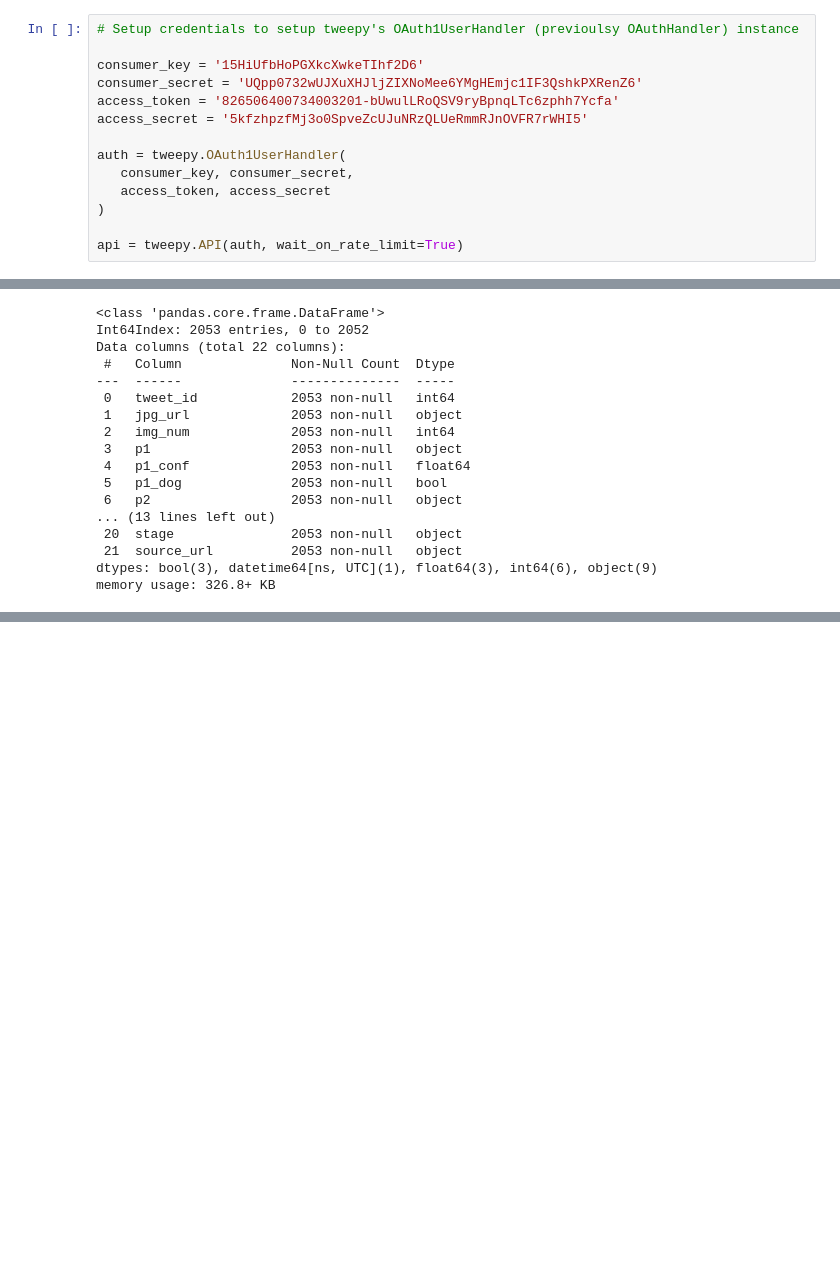
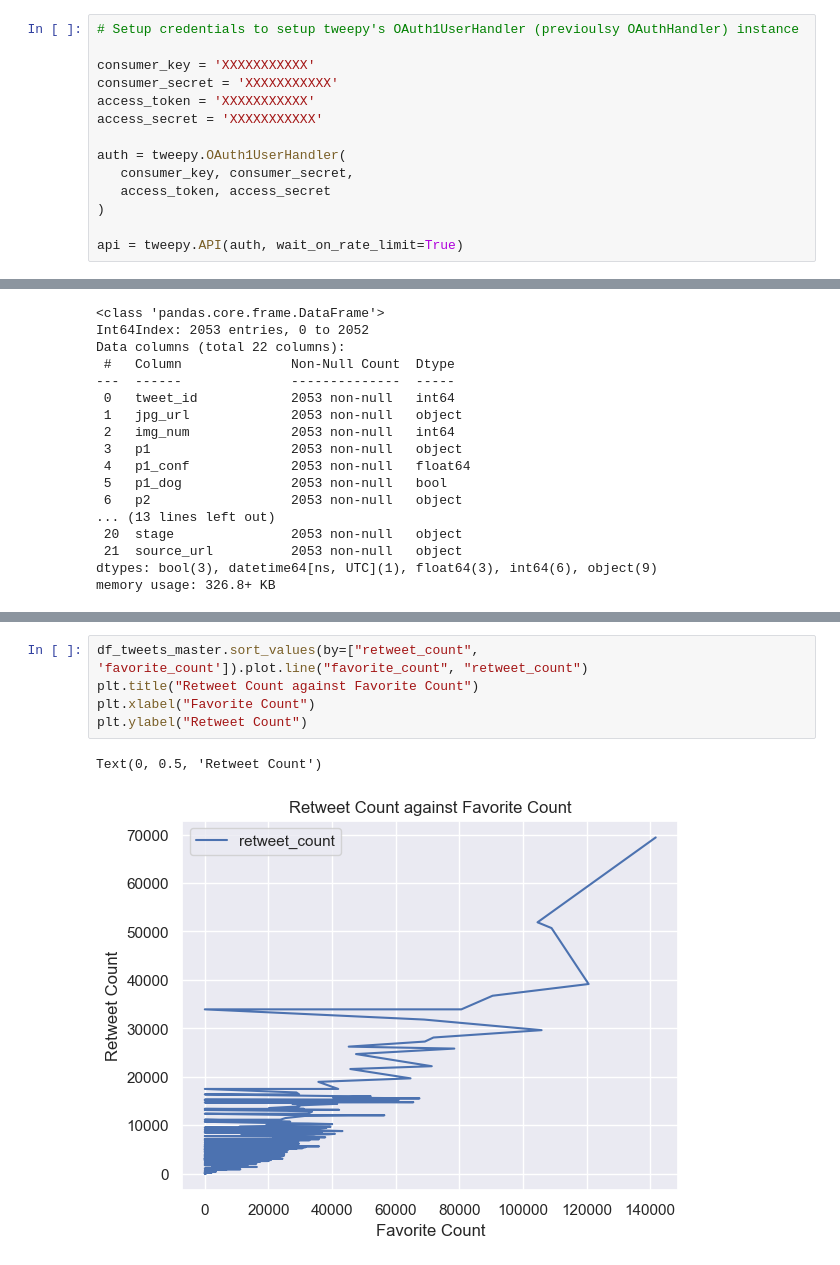
Before and after one commit to ismailomodara/we-rate-dogs, a Jupyter notebook: Wrangle_Act.ipynb, the cells around one changed output, grey strips where cells are left out. Saved outputs shown, nothing was run; the diff lists cells and outputs as text; blank space fills up the shorter version.

```diff
--- a/Wrangle_Act.ipynb
+++ b/Wrangle_Act.ipynb
@@ -92,10 +92,10 @@ We have gone throught the process of creating a regular and developer's account
 # %%
 # Setup credentials to setup tweepy's OAuth1UserHandler (previoulsy OAuthHandler) instance
 
-consumer_key = '15HiUfbHoPGXkcXwkeTIhf2D6'
-consumer_secret = 'UQpp0732wUJXuXHJljZIXNoMee6YMgHEmjc1IF3QshkPXRenZ6'
-access_token = '826506400734003201-bUwulLRoQSV9ryBpnqLTc6zphh7Ycfa'
-access_secret = '5kfzhpzfMj3o0SpveZcUJuNRzQLUeRmmRJnOVFR7rWHI5'
+consumer_key = 'XXXXXXXXXXX'
+consumer_secret = 'XXXXXXXXXXX'
+access_token = 'XXXXXXXXXXX'
+access_secret = 'XXXXXXXXXXX'
 
 auth = tweepy.OAuth1UserHandler(
    consumer_key, consumer_secret,
@@ -849,0 +856,8 @@ df_tweets_master.head()
+# %%
+df_tweets_master.sort_values(by=["retweet_count", 'favorite_count']).plot.line("favorite_count", "retweet_count")
+plt.title("Retweet Count against Favorite Count")
+plt.xlabel("Favorite Count")
+plt.ylabel("Retweet Count")
+# %% [output]
+Text(0, 0.5, 'Retweet Count')
+[figure, added]
```
Also changed, not shown: parts of 10 cells of this notebook, 4 other files.
